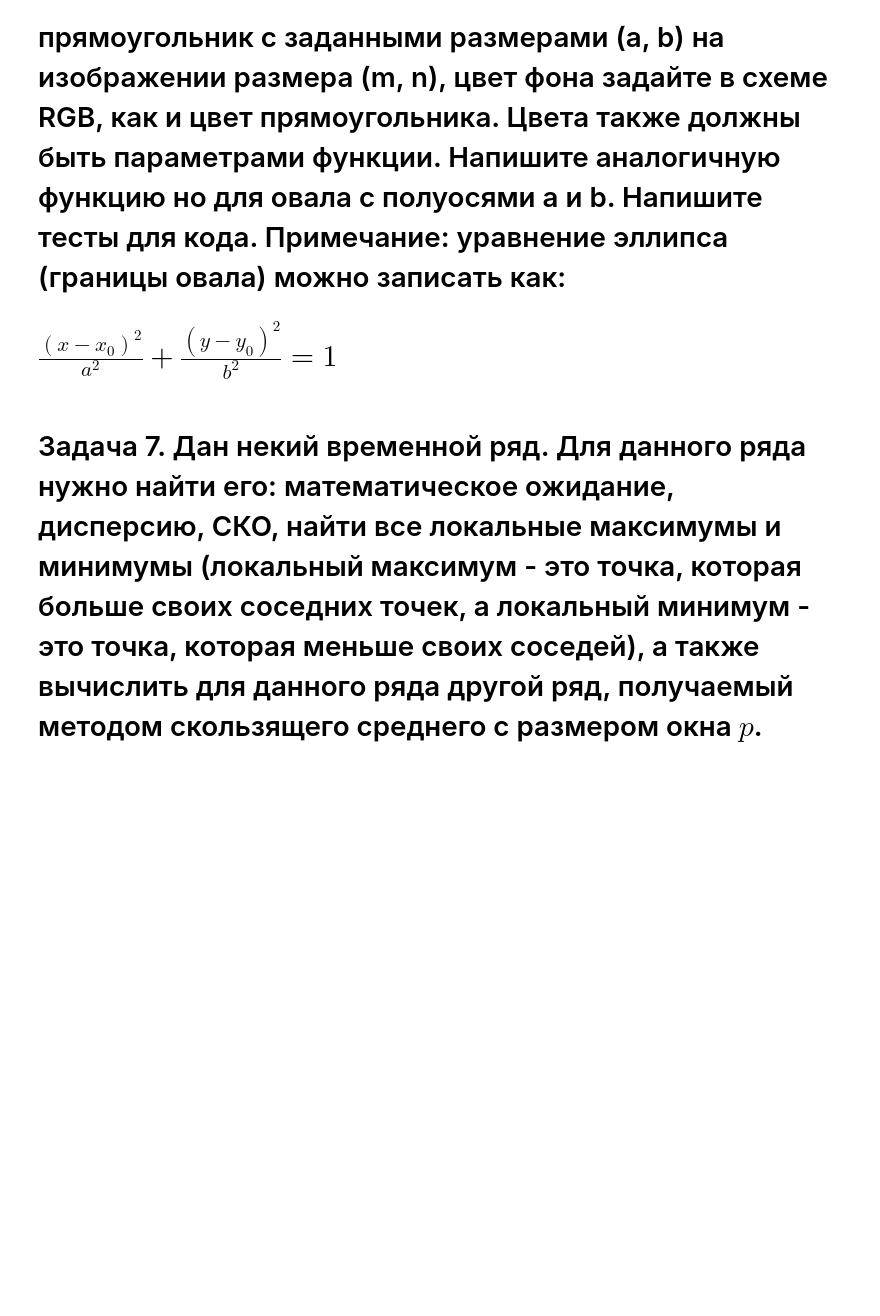
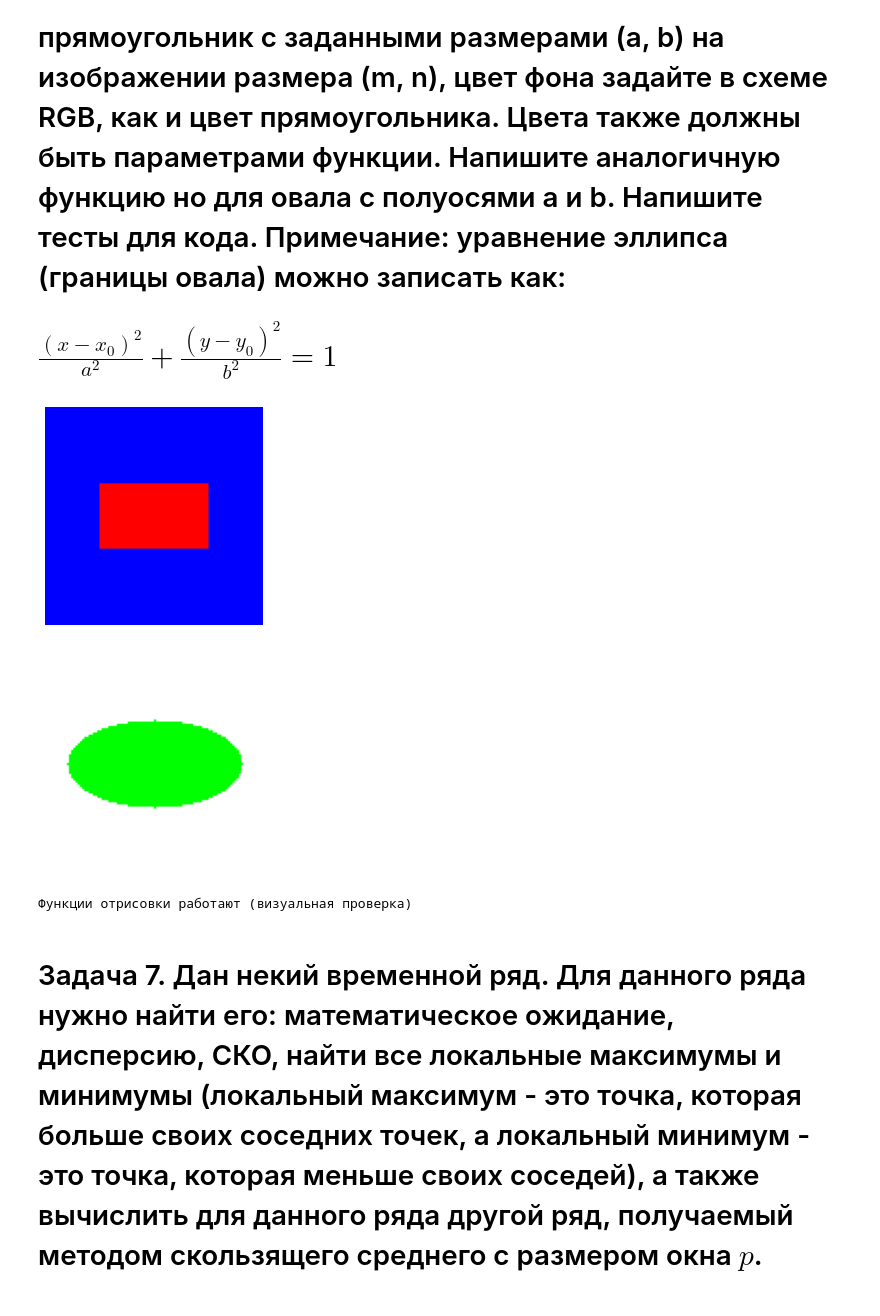
Before and after one commit to annpozd/lab1, a Jupyter notebook: numpy.ipynb, the cells around one changed output. Cells and saved outputs as stored; diff of their text form; code cells hidden in the pictures; blank space fills up the shorter version.

```diff
--- a/numpy.ipynb
+++ b/numpy.ipynb
@@ -55,3 +174,59 @@ def draw_ellipse(a, b, m, n, ellipse_color, background_color):
+# %%
+def draw_rectangle(a, b, m, n, rectangle_color, background_color):
+    # Создаем изображение с фоном
+    image = np.zeros((m, n, 3))
+    image[:, :] = background_color
+
+    # Вычисляем границы прямоугольника
+    x_start = (n - a) // 2
+    y_start = (m - b) // 2
+    x_end = x_start + a
+    y_end = y_start + b
+
+    # Рисуем прямоугольник
+    image[y_start:y_end, x_start:x_end] = rectangle_color
+
+    # Отображаем изображение
+    plt.imshow(image)
+    plt.axis('off')
+    plt.show()
+
+def draw_ellipse(a, b, m, n, ellipse_color, background_color):
+    # Создаем изображение с фоном
+    image = np.zeros((m, n, 3))
+    image[:, :] = background_color
+
+    # Центр изображения
+    x0, y0 = n // 2, m // 2
+
+    # Создаем сетку координат
+    x = np.arange(n)
+    y = np.arange(m)
+    xx, yy = np.meshgrid(x, y)
+
+    # Уравнение эллипса
+    ellipse = ((xx - x0)**2 / a**2 + (yy - y0)**2 / b**2) <= 1
+
+    # Рисуем эллипс
+    image[ellipse] = ellipse_color
+
+    # Отображаем изображение
+    plt.imshow(image)
+    plt.axis('off')
+    plt.show()
+
+# Тесты для задачи 6
+def test_draw():
+    # Проверяем, что функции выполняются без ошибок
+    draw_rectangle(50, 30, 100, 100, [1, 0, 0], [0, 0, 1])
+    draw_ellipse(40, 20, 100, 100, [0, 1, 0], [1, 1, 1])
+    print("Функции отрисовки работают (визуальная проверка)")
+
+test_draw()
+# %% [output]
+[figure, added]
+[figure, added]
+Функции отрисовки работают (визуальная проверка)
 # %% [markdown]
 <h1>Задача 7. Дан некий временной ряд. Для данного ряда нужно найти его: математическое ожидание, дисперсию, СКО, найти все локальные максимумы и минимумы (локальный максимум - это точка, которая больше своих соседних точек, а локальный минимум - это точка, которая меньше своих соседей), а также вычислить для данного ряда другой ряд, получаемый методом скользящего среднего с размером окна $p$.
 <h1>Примечание: метод скользящего среднего подразумевает нахождение среднего из подмножетсва ряда размером $p$
```
Also changed, not shown: parts of 15 cells of this notebook.
